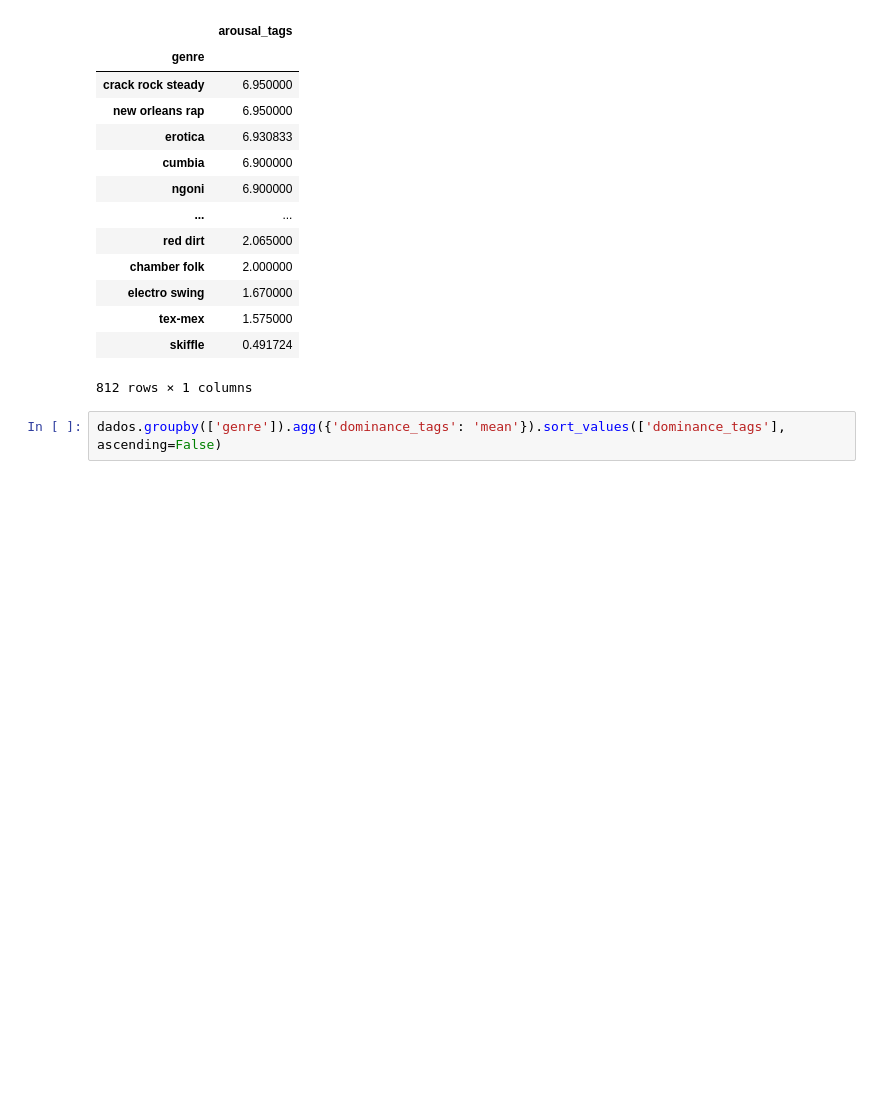
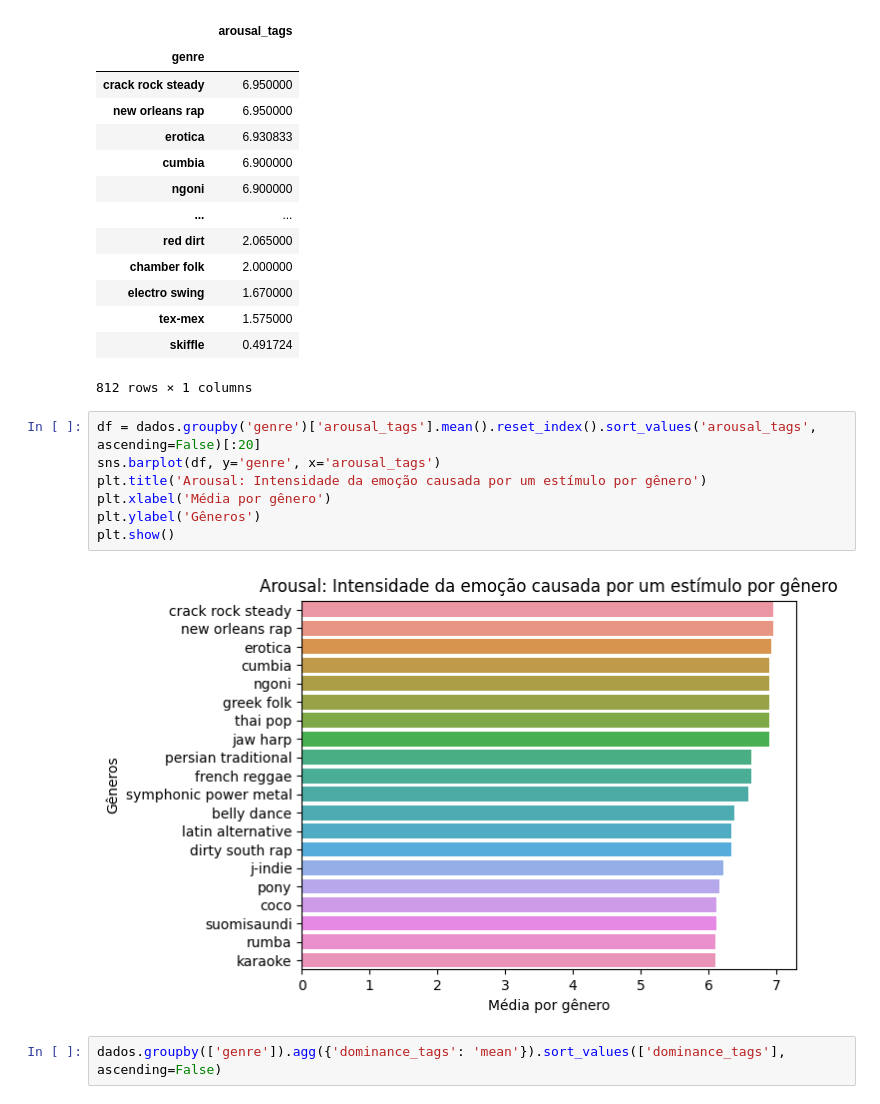
Before and after one commit to Texugo-928/EDA_Projeto_Sentimento_Musical, a Jupyter notebook: projeto-annaclara.ipynb, the cells around one changed output. Cells and saved outputs as stored; diff of their text form; blank space fills up the shorter version.

```diff
--- a/projeto-annaclara.ipynb
+++ b/projeto-annaclara.ipynb
@@ -641,6 +654,15 @@ dados.groupby(['genre']).agg({'arousal_tags': 'mean'}).sort_values(['arousal_tag
 | tex-mex | 1.575000 |
 | skiffle | 0.491724 |
 812 rows × 1 columns
+# %%
+df = dados.groupby('genre')['arousal_tags'].mean().reset_index().sort_values('arousal_tags', ascending=False)[:20]
+sns.barplot(df, y='genre', x='arousal_tags')
+plt.title('Arousal: Intensidade da emoção causada por um estímulo por gênero')
+plt.xlabel('Média por gênero')
+plt.ylabel('Gêneros')
+plt.show()
+# %% [output]
+[figure, added]
 # %%
 dados.groupby(['genre']).agg({'dominance_tags': 'mean'}).sort_values(['dominance_tags'], ascending=False)
 # %% [output]
```
Also changed, not shown: parts of 18 cells of this notebook.
